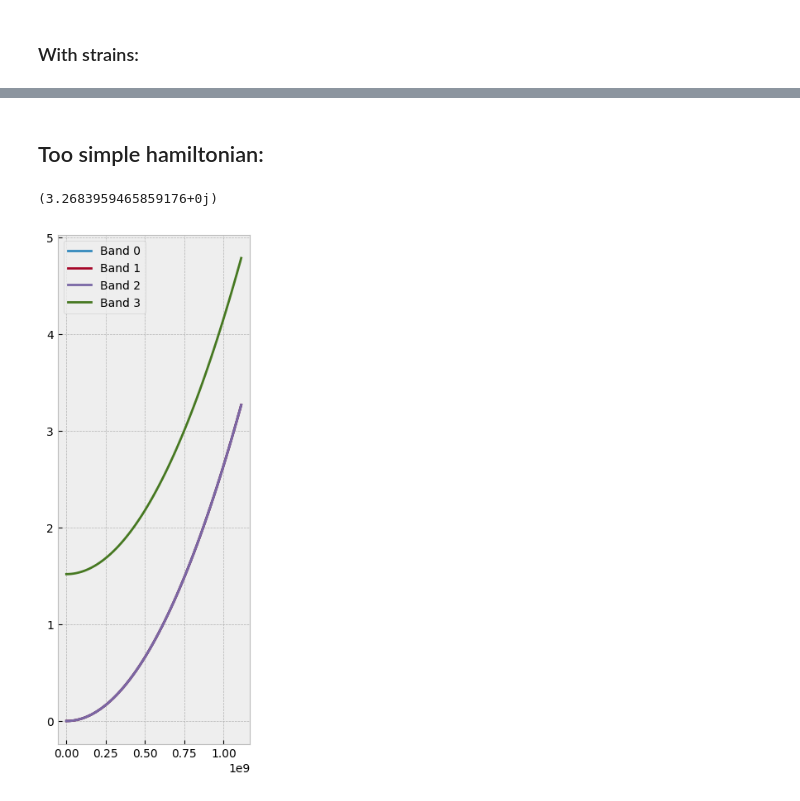
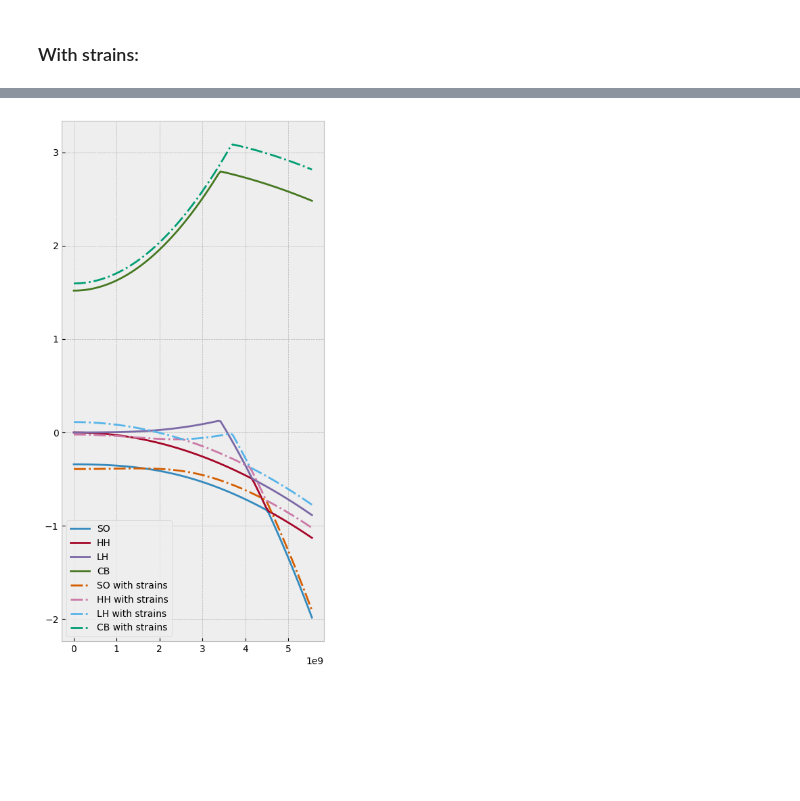
Before and after one commit to Kowalikov/photovoltaic_cell_absorption_coefficient, a Jupyter notebook: 8kp hamiltonian.ipynb, the cells around one changed output, grey strips where cells are left out. Drawn from its saved outputs; the diff is of its cells as text; code cells hidden in the pictures; blank space fills up the shorter version.

```diff
--- a/8kp hamiltonian.ipynb
+++ b/8kp hamiltonian.ipynb
@@ -56,6 +56,10 @@ a_c = -7.17
 a_v = -1.16
 b = -2.0
 d = -4.8
+
+# ---- calculation parameters ----
+points = 100
+k_top = 0.5
 # %% [markdown]
 ### Hamiltonian:
 # %% [markdown]
@@ -348,2 +344,0 @@ with plt.style.context('bmh'):
-# %% [markdown]
-## Too simple hamiltonian:
@@ -371,28 +345,18 @@ def four_band_kane_Hamiltonian(k):
-# %%
-def calc_band_diagram(points=20):
-  band_diagram = np.zeros((4,points), dtype=np.float64)
-
-  k_i = np.linspace(0,
-                    0.1*2*np.pi/a_lc,
-                    points)
-  for i, k_z in enumerate(k_i):
-    H = four_band_kane_Hamiltonian([0,0,k_z])
-    if i==99:
-      print(H[3,3])
-    evals, evects = np.linalg.eig(H)
-    band_diagram[:,i] = evals.astype(np.float64)
-
-  return band_diagram, k_i
-
-bd, k_x = calc_band_diagram(100)
-
-bd.sort(axis=0)
-with plt.style.context('bmh'):
-  plt.figure(figsize=(3,8))
-  for band in range(4):
-    plt.plot(k_x, bd[band], '-', label=f'Band {band}')
-  plt.legend()
-  plt.show()
-# %% [output]
-(3.2683959465859176+0j)
-[figure, removed]
+# %%
+# only k_y direction
+bd = bd[:,0,0,:]
+str_bd = str_bd[:,0,0,:]
+
+with plt.style.context('bmh'):
+    bands_names = ['SO','HH','LH','CB']
+
+    plt.figure(figsize=(5,10))
+    for band in range(4):
+        plt.plot(k_i, bd[band], '-', label=f'{bands_names[band]}')
+
+    for band in range(4):
+        plt.plot(k_i, str_bd[band], '-.', label=f'{bands_names[band]} with strains')
+    plt.legend()
+    plt.show()
+# %% [output]
+[figure, added]
```
Also changed, not shown: parts of 3 cells of this notebook, 14 other files.
